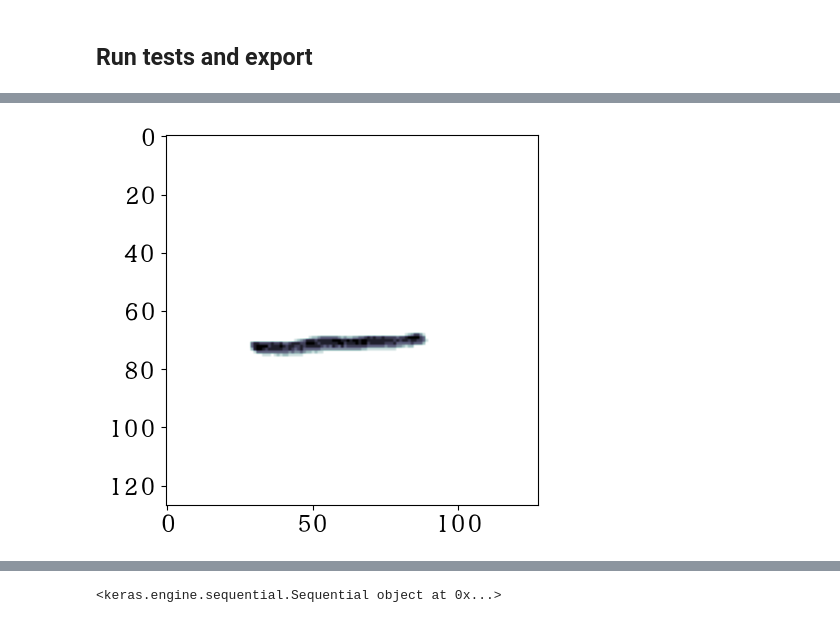
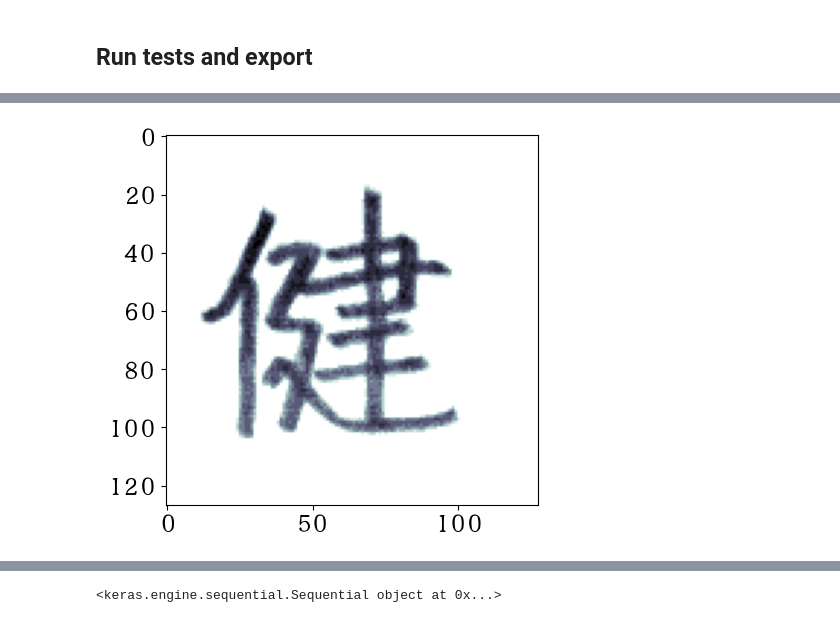
Before and after one commit to VicHofs/kanji-ocr, a Jupyter notebook: main.ipynb, the cells around one changed output, grey strips where cells are left out. Saved outputs shown, nothing was run; the diff lists cells and outputs as text; code cells hidden in the pictures.

```diff
--- a/main.ipynb
+++ b/main.ipynb
@@ -270,7 +255,7 @@ Precision: 0.003942358307540417, Recall: 0.26808035373687744, Accuracy: 0.002232
 # %%
-img = cv2.imread('8G/一/000862.png')
-plt.imshow(cv2.cvtColor(img, cv2.COLOR_RGB2GRAY), cmap=plt.cm.bone)
+img = iio.imread('8G/健/004612.png')
+plt.imshow(img, cmap=plt.cm.bone)
 plt.show()
 # %% [output]
-[figure, old version]
+[figure, new version]
 # %%
```
Also changed, not shown: parts of 25 cells of this notebook, 1 other file.
